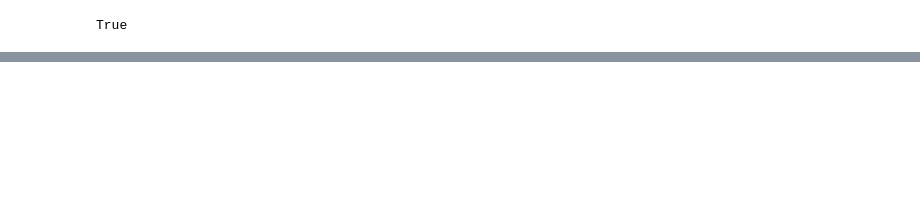
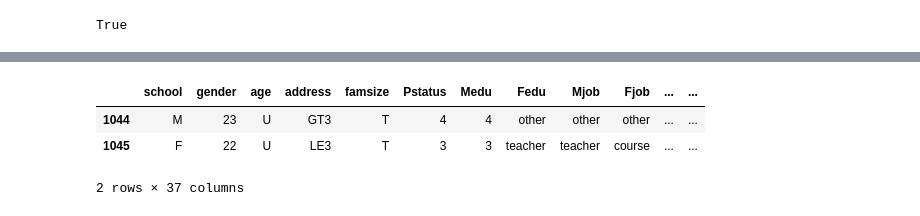
Before and after one commit to Cyrlyo/Alcohol_Students, a Jupyter notebook: StudentAlcool_dev.ipynb, the cells around one changed output, grey strips where cells are left out. Saved outputs shown, nothing was run; the diff lists cells and outputs as text; code cells hidden in the pictures; blank space fills up the shorter version.

```diff
--- a/StudentAlcool_dev.ipynb
+++ b/StudentAlcool_dev.ipynb
@@ -378,0 +418,7 @@ data[data['Community'] == 0].describe()
+# %%
+data[(data["school"] != "GP") & (data["school"] != "MS")]
+# %% [output]
+|  | school | gender | age | address | famsize | Pstatus | Medu | Fedu | Mjob | Fjob | ... | ... |
+| 1044 | M | 23 | U | GT3 | T | 4 | 4 | other | other | other | ... | ... |
+| 1045 | F | 22 | U | LE3 | T | 3 | 3 | teacher | teacher | course | ... | ... |
+2 rows × 37 columns
```
Also changed, not shown: parts of 26 cells of this notebook, 1 other file.
